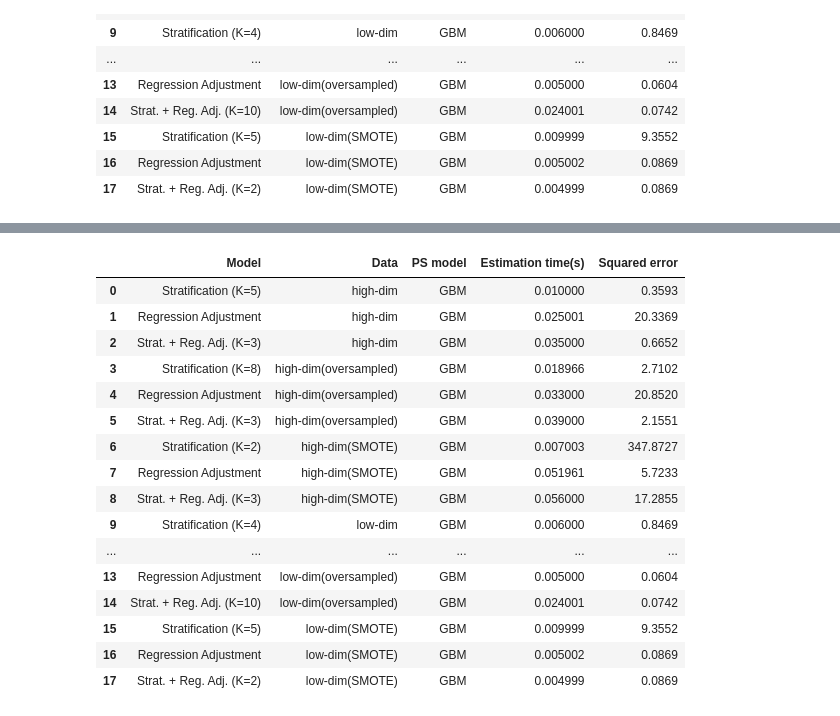
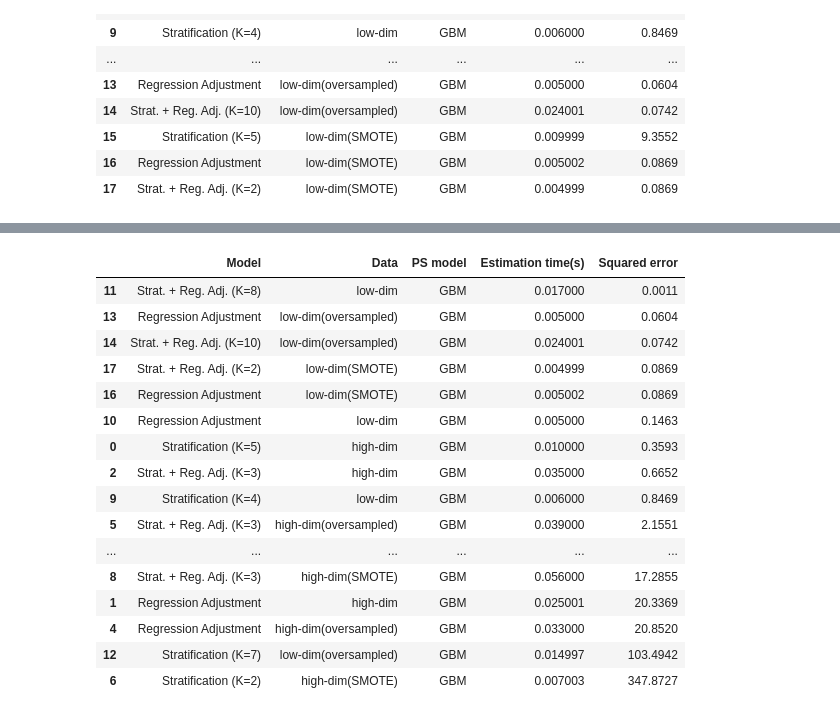
Before and after one commit to TZstatsADS/Spring2021-Project4-group2, a Jupyter notebook: doc/summary3.ipynb, the cells around one changed output, grey strips where cells are left out. Drawn from its saved outputs; the diff is of its cells as text; code cells hidden in the pictures.

Commit message:
update summary3

```diff
--- a/doc/summary3.ipynb
+++ b/doc/summary3.ipynb
@@ -748,21 +772,22 @@ Considering the estimation accuracy, for the high-dimensional dataset, **stratif
 # %%
 summary = pd.read_csv('../output/summary.csv')
-summary
+# Sort by estimation accuracy
+summary.sort_values(by=['Squared error', 'Estimation time(s)'])
 # %% [output]
 |  | Model | Data | PS model | Estimation time(s) | Squared error |
-| 0 | Stratification (K=5) | high-dim | GBM | 0.010000 | 0.3593 |
-| 1 | Regression Adjustment | high-dim | GBM | 0.025001 | 20.3369 |
-| 2 | Strat. + Reg. Adj. (K=3) | high-dim | GBM | 0.035000 | 0.6652 |
-| 3 | Stratification (K=8) | high-dim(oversampled) | GBM | 0.018966 | 2.7102 |
-| 4 | Regression Adjustment | high-dim(oversampled) | GBM | 0.033000 | 20.8520 |
-| 5 | Strat. + Reg. Adj. (K=3) | high-dim(oversampled) | GBM | 0.039000 | 2.1551 |
-| 6 | Stratification (K=2) | high-dim(SMOTE) | GBM | 0.007003 | 347.8727 |
-| 7 | Regression Adjustment | high-dim(SMOTE) | GBM | 0.051961 | 5.7233 |
-| 8 | Strat. + Reg. Adj. (K=3) | high-dim(SMOTE) | GBM | 0.056000 | 17.2855 |
-| 9 | Stratification (K=4) | low-dim | GBM | 0.006000 | 0.8469 |
-| ... | ... | ... | ... | ... | ... |
+| 11 | Strat. + Reg. Adj. (K=8) | low-dim | GBM | 0.017000 | 0.0011 |
 | 13 | Regression Adjustment | low-dim(oversampled) | GBM | 0.005000 | 0.0604 |
 | 14 | Strat. + Reg. Adj. (K=10) | low-dim(oversampled) | GBM | 0.024001 | 0.0742 |
-| 15 | Stratification (K=5) | low-dim(SMOTE) | GBM | 0.009999 | 9.3552 |
+| 17 | Strat. + Reg. Adj. (K=2) | low-dim(SMOTE) | GBM | 0.004999 | 0.0869 |
 | 16 | Regression Adjustment | low-dim(SMOTE) | GBM | 0.005002 | 0.0869 |
-| 17 | Strat. + Reg. Adj. (K=2) | low-dim(SMOTE) | GBM | 0.004999 | 0.0869 |
+| 10 | Regression Adjustment | low-dim | GBM | 0.005000 | 0.1463 |
+| 0 | Stratification (K=5) | high-dim | GBM | 0.010000 | 0.3593 |
+| 2 | Strat. + Reg. Adj. (K=3) | high-dim | GBM | 0.035000 | 0.6652 |
+| 9 | Stratification (K=4) | low-dim | GBM | 0.006000 | 0.8469 |
+| 5 | Strat. + Reg. Adj. (K=3) | high-dim(oversampled) | GBM | 0.039000 | 2.1551 |
+| ... | ... | ... | ... | ... | ... |
+| 8 | Strat. + Reg. Adj. (K=3) | high-dim(SMOTE) | GBM | 0.056000 | 17.2855 |
+| 1 | Regression Adjustment | high-dim | GBM | 0.025001 | 20.3369 |
+| 4 | Regression Adjustment | high-dim(oversampled) | GBM | 0.033000 | 20.8520 |
+| 12 | Stratification (K=7) | low-dim(oversampled) | GBM | 0.014997 | 103.4942 |
+| 6 | Stratification (K=2) | high-dim(SMOTE) | GBM | 0.007003 | 347.8727 |
```
Also changed, not shown: parts of 6 cells of this notebook, 1 other file.
